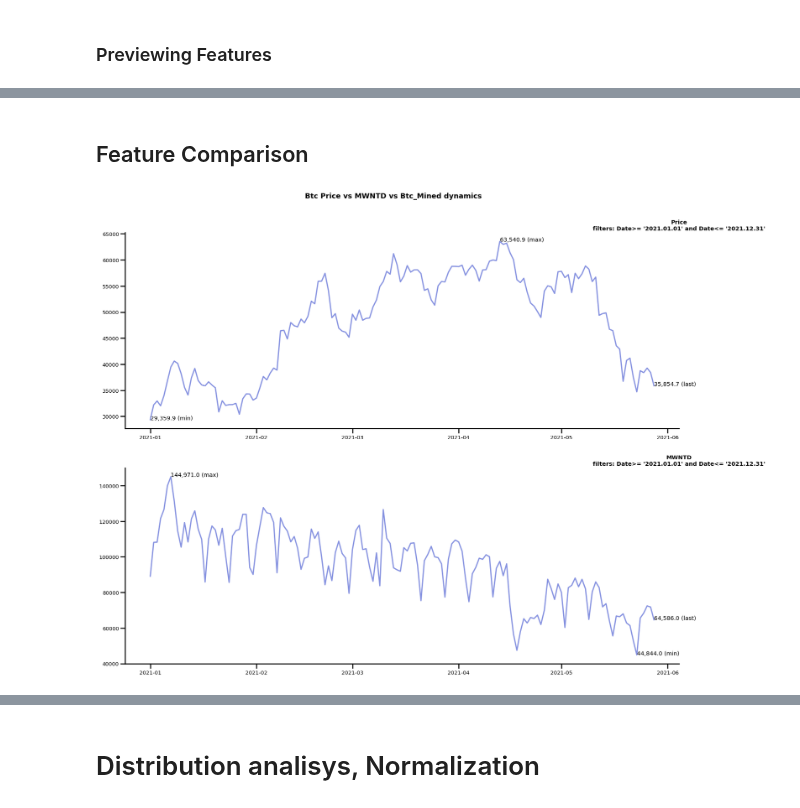
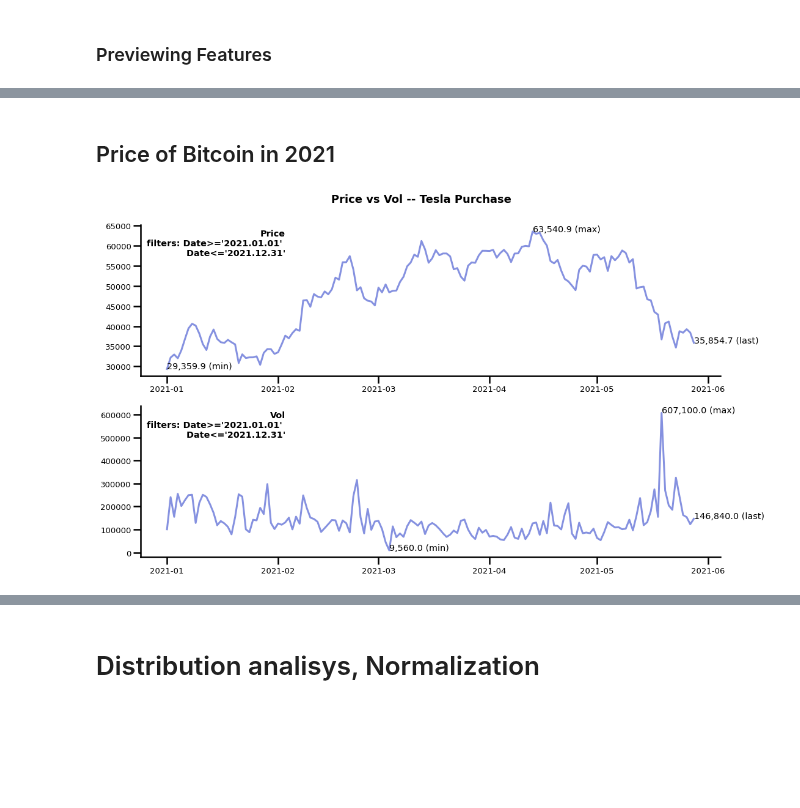
Before and after one commit to serg-razum-off/DFP-Numeric-2, a Jupyter notebook: train/btc_eda_playground.ipynb, the cells around one changed output, grey strips where cells are left out. Cells and saved outputs as stored; diff of their text form; code cells hidden in the pictures; blank space fills up the shorter version.

Commit message:
SR: axplanatory analysis on 2 bitcoins spikes added; article attached

```diff
--- a/train/btc_eda_playground.ipynb
+++ b/train/btc_eda_playground.ipynb
@@ -102,12 +109,11 @@ data_manager.plt_plot_ts(series_name="Price",
-# %% [markdown]
-## Feature Comparison
+# %% [markdown]
+## Price of Bitcoin in 2021
 # %%
-data_manager.plt_compare_features_ts(features_to_plt=['Price', 'Btc_Mined', 'MWNTD'],
-                                     titles=dict(fig_title="Btc Price vs MWNTD vs Btc_Mined dynamics",
-                                                 figsize=(25,17),
-                                                 xy=[1, 1],
-                                                 xy_suptitle=[0.5,.95]
-                                                ),
-                                     filters=["Date>= '2021.01.01'", "Date<= '2021.12.31'"], annotate=True)
+data_manager.plt_plot_multiple_ts(features_to_plt=['Price', 'Vol'],
+                                     titles=dict(fig_title="Price vs Vol -- Tesla Purchase",
+                                            xy=[0.25, .77],
+                                            xy_suptitle=[0.5,.95]),
+                                     tot_figsize=(17,10),
+                                     filters=["Date>='2021.01.01'", "Date<='2021.12.31'"], annotate=True)
 # %% [output]
-[figure, old version]
+[figure, new version]
```
Also changed, not shown: parts of 19 cells of this notebook, 18 other files.
